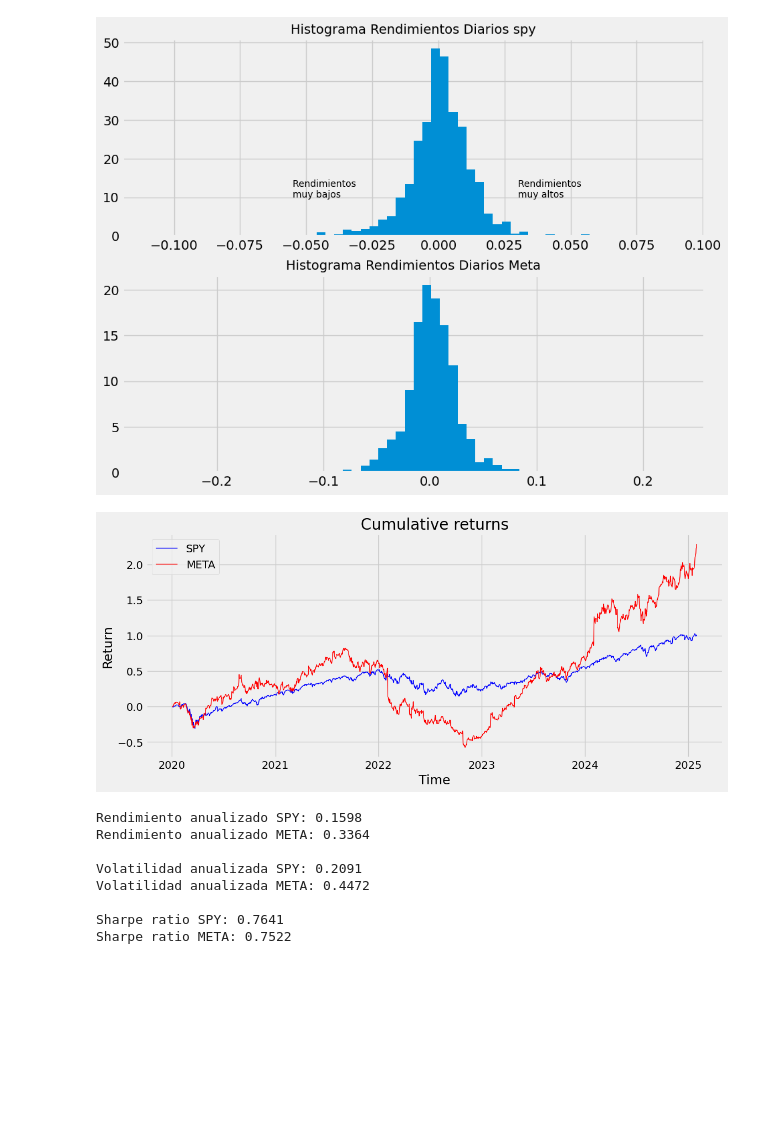
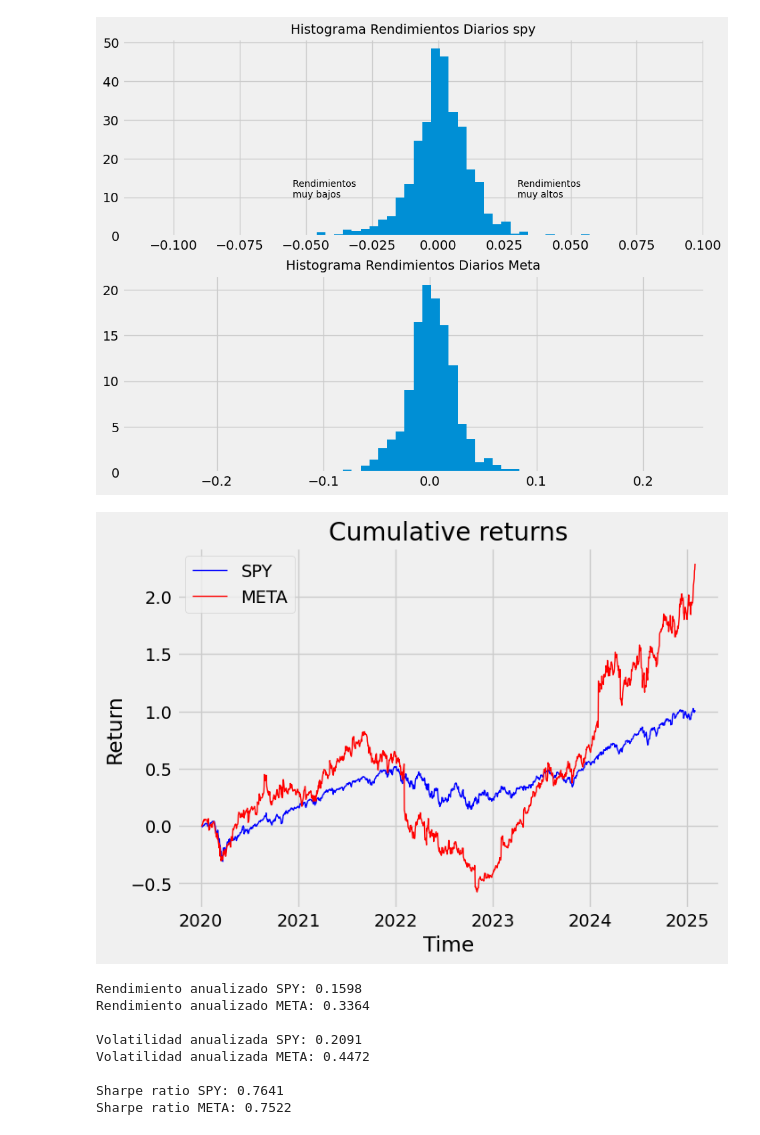
Before and after one commit to ferdlpz/Finanzas-Python, a Jupyter notebook: DescargaYahooFinance.ipynb, the cells around one changed output. Saved outputs shown, nothing was run; the diff lists cells and outputs as text; code cells hidden in the pictures; blank space fills up the shorter version.

```diff
--- a/DescargaYahooFinance.ipynb
+++ b/DescargaYahooFinance.ipynb
@@ -160,17 +167,17 @@ df_rets['SPY_cum_return'] = (1+df_rets['SPY']).cumprod()-1
 df_rets['META_cum_return'] = (1+df_rets['META']).cumprod()-1
 # %%
 # plot rendimientos acumulados
-plt.figure(figsize=(12,5))
+plt.figure(figsize=(7,5))
 plt.title('Cumulative returns')
 plt.ylabel('Return')
 plt.plot(df_rets.index.values, df_rets.SPY_cum_return , color='blue', label='SPY', linewidth=1.0)
 plt.plot(df_rets.index.values, df_rets.META_cum_return , color='red', label='META', linewidth=1.0)
 plt.legend(loc=0)
 plt.xlabel('Time')
 # plt.grid()
 plt.show()
 # %% [output]
-[figure, old version]
+[figure, new version]
 # %%
 mean_spy = annualize_mean(df_rets.SPY, periods_per_year=252)
 mean_meta = annualize_mean(df_rets.META, periods_per_year=252)
```
Also changed, not shown: parts of 10 cells of this notebook, 1 other file.
